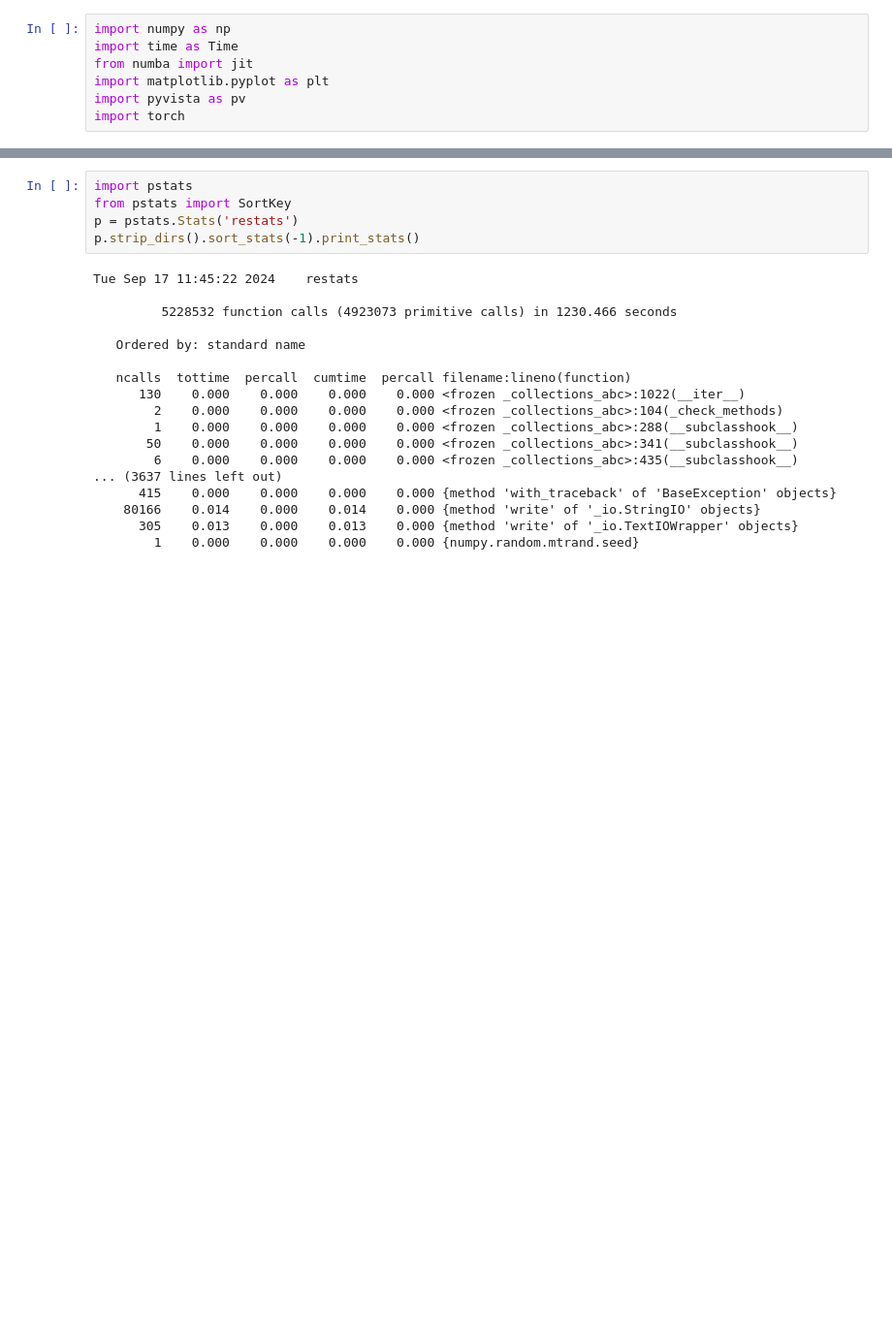
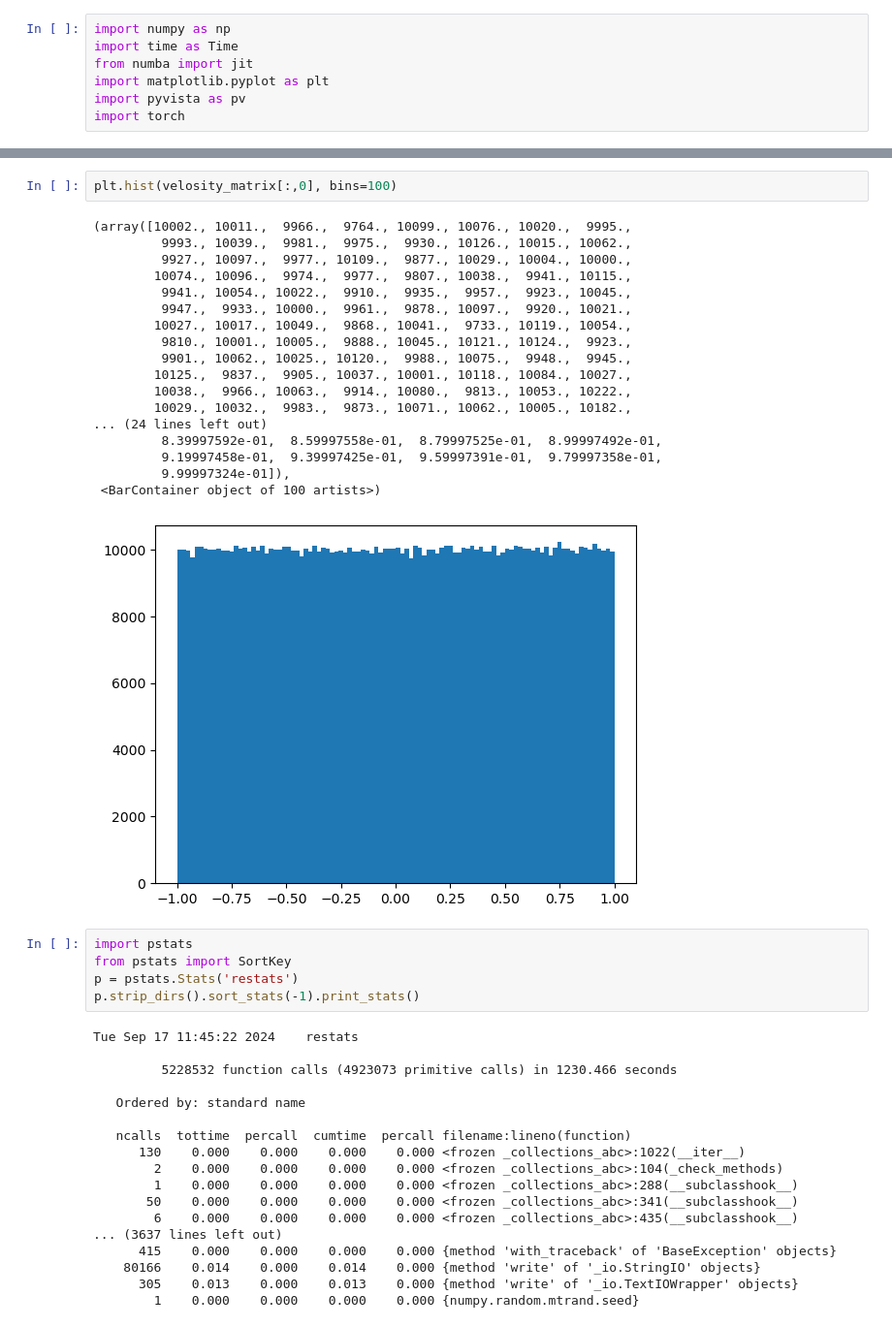
Before and after one commit to ararakitsubasa/etching, a Jupyter notebook: Multi_Species_bosch_process.ipynb, the cells around one changed output, grey strips where cells are left out. Shown at 97% size. Cells and saved outputs as stored; diff of their text form; blank space fills up the shorter version.

```diff
--- a/Multi_Species_bosch_process.ipynb
+++ b/Multi_Species_bosch_process.ipynb
@@ -8,3 +61,24 @@ import torch
+# %%
+plt.hist(velosity_matrix[:,0], bins=100)
+# %% [output]
+(array([10002., 10011.,  9966.,  9764., 10099., 10076., 10020.,  9995.,
+         9993., 10039.,  9981.,  9975.,  9930., 10126., 10015., 10062.,
+         9927., 10097.,  9977., 10109.,  9877., 10029., 10004., 10000.,
+        10074., 10096.,  9974.,  9977.,  9807., 10038.,  9941., 10115.,
+         9941., 10054., 10022.,  9910.,  9935.,  9957.,  9923., 10045.,
+         9947.,  9933., 10000.,  9961.,  9878., 10097.,  9920., 10021.,
+        10027., 10017., 10049.,  9868., 10041.,  9733., 10119., 10054.,
+         9810., 10001., 10005.,  9888., 10045., 10121., 10124.,  9923.,
+         9901., 10062., 10025., 10120.,  9988., 10075.,  9948.,  9945.,
+        10125.,  9837.,  9905., 10037., 10001., 10118., 10084., 10027.,
+        10038.,  9966., 10063.,  9914., 10080.,  9813., 10053., 10222.,
+        10029., 10032.,  9983.,  9873., 10071., 10062., 10005., 10182.,
+... (24 lines left out)
+         8.39997592e-01,  8.59997558e-01,  8.79997525e-01,  8.99997492e-01,
+         9.19997458e-01,  9.39997425e-01,  9.59997391e-01,  9.79997358e-01,
+         9.99997324e-01]),
+ <BarContainer object of 100 artists>)
+[figure, added]
 # %%
 import pstats
 from pstats import SortKey
```
Also changed, not shown: parts of 4 cells of this notebook, 5 other files.
